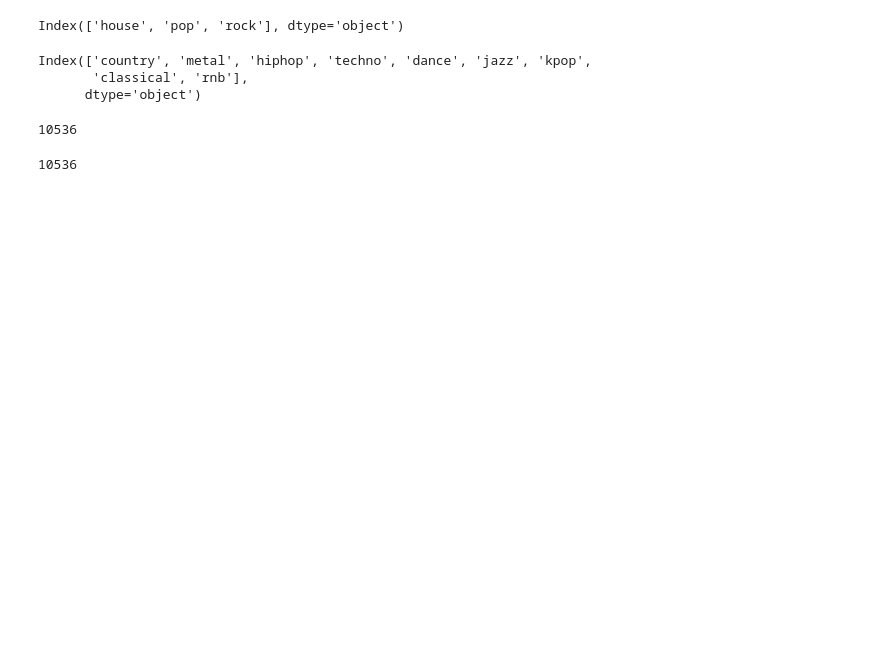
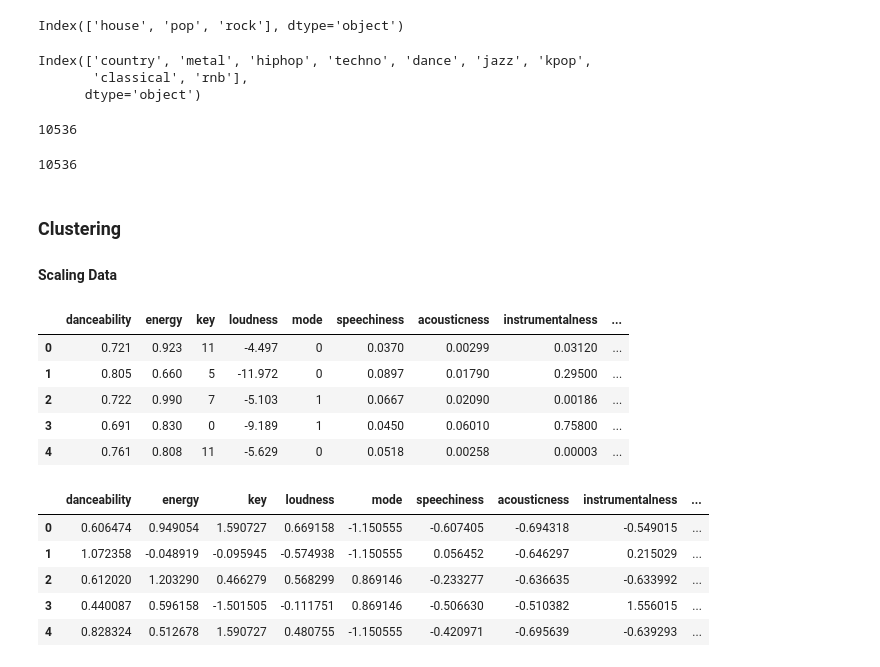
Before and after one commit to lmbauyeung/IronBosco, a Jupyter notebook: 2_Song_Recommender_Project/2_Clustering.ipynb, the cells around one changed output. Cells and saved outputs as stored; diff of their text form; code cells hidden in the pictures; blank space fills up the shorter version.

```diff
--- a/2_Song_Recommender_Project/2_Clustering.ipynb
+++ b/2_Song_Recommender_Project/2_Clustering.ipynb
@@ -80,0 +100,3 @@ len(upsample_df)
+# %% [markdown]
+### Clustering
+#### Scaling Data
@@ -80,0 +106,22 @@ len(upsample_df)
+# %%
+# scaling the audio features dataframe
+scaler = StandardScaler()
+scaler.fit(X)
+X_scaled = scaler.transform(X)
+X_scaled_df = pd.DataFrame(X_scaled, columns = X.columns)
+display(X.head())
+print()
+display(X_scaled_df.head())
+# %% [output]
+|  | danceability | energy | key | loudness | mode | speechiness | acousticness | instrumentalness | ... |
+| 0 | 0.721 | 0.923 | 11 | -4.497 | 0 | 0.0370 | 0.00299 | 0.03120 | ... |
+| 1 | 0.805 | 0.660 | 5 | -11.972 | 0 | 0.0897 | 0.01790 | 0.29500 | ... |
+| 2 | 0.722 | 0.990 | 7 | -5.103 | 1 | 0.0667 | 0.02090 | 0.00186 | ... |
+| 3 | 0.691 | 0.830 | 0 | -9.189 | 1 | 0.0450 | 0.06010 | 0.75800 | ... |
+| 4 | 0.761 | 0.808 | 11 | -5.629 | 0 | 0.0518 | 0.00258 | 0.00003 | ... |
+|  | danceability | energy | key | loudness | mode | speechiness | acousticness | instrumentalness | ... |
+| 0 | 0.606474 | 0.949054 | 1.590727 | 0.669158 | -1.150555 | -0.607405 | -0.694318 | -0.549015 | ... |
+| 1 | 1.072358 | -0.048919 | -0.095945 | -0.574938 | -1.150555 | 0.056452 | -0.646297 | 0.215029 | ... |
+| 2 | 0.612020 | 1.203290 | 0.466279 | 0.568299 | 0.869146 | -0.233277 | -0.636635 | -0.633992 | ... |
+| 3 | 0.440087 | 0.596158 | -1.501505 | -0.111751 | 0.869146 | -0.506630 | -0.510382 | 1.556015 | ... |
+| 4 | 0.828324 | 0.512678 | 1.590727 | 0.480755 | -1.150555 | -0.420971 | -0.695639 | -0.639293 | ... |
```
Also changed, not shown: parts of 14 cells of this notebook, 39 other files.
